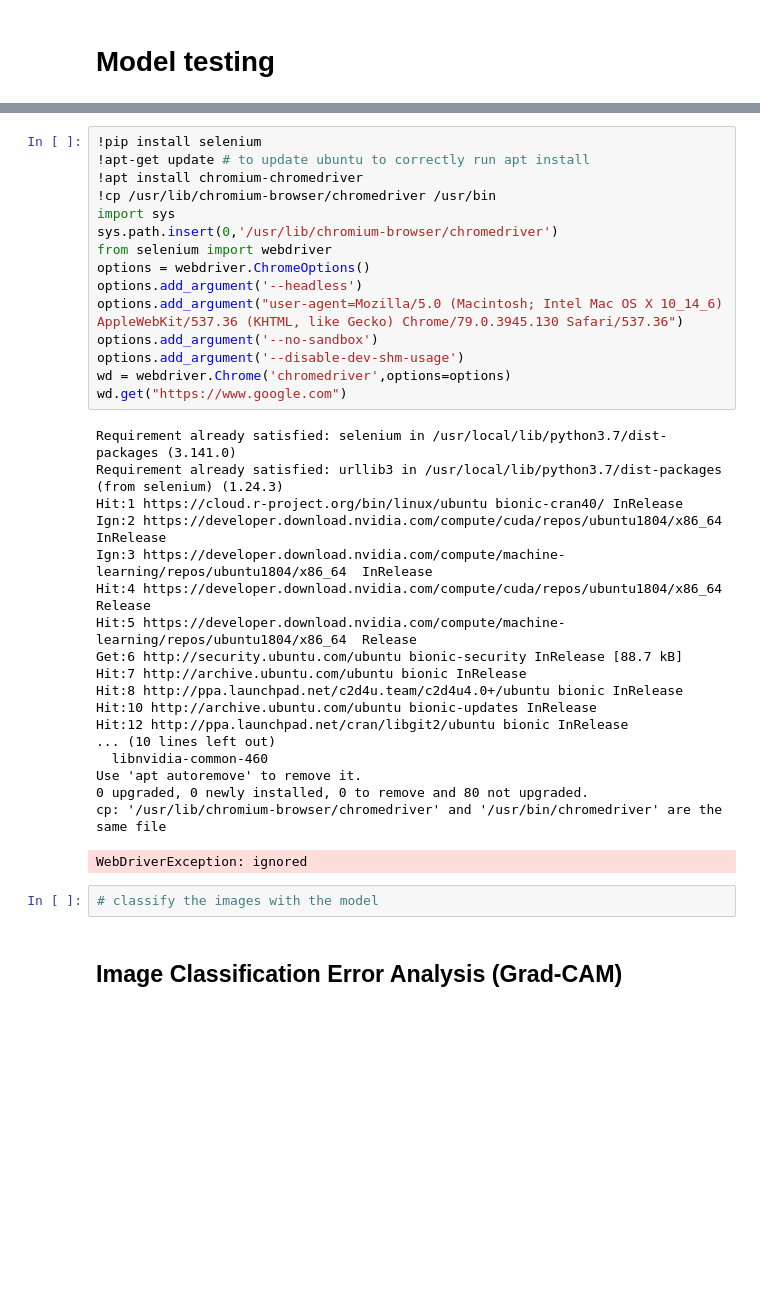
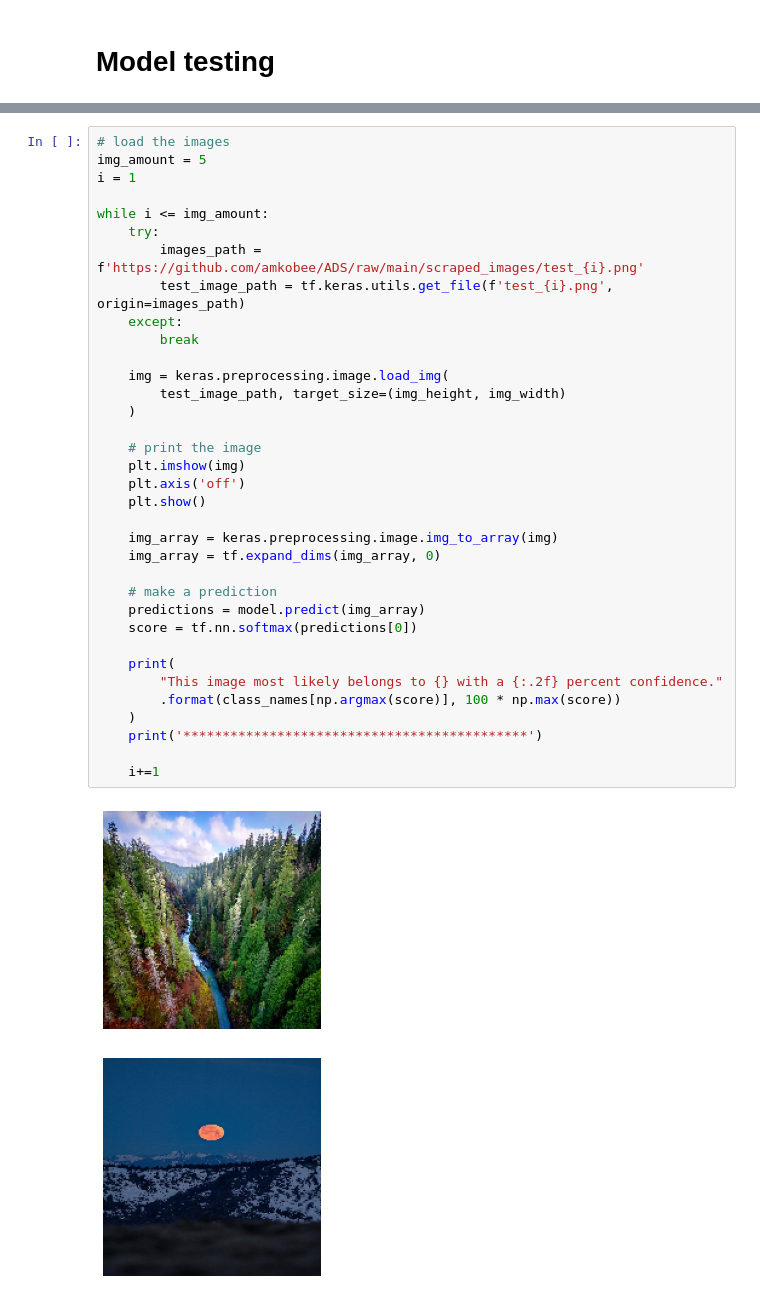
Before and after one commit to amkobee/ADS, a Jupyter notebook: ADS.ipynb, the cells around one changed output, grey strips where cells are left out. Cells and saved outputs as stored; diff of their text form; blank space fills up the shorter version.

```diff
--- a/ADS.ipynb
+++ b/ADS.ipynb
@@ -478,38 +445,38 @@ WebDriverException: ignored
-# %%
-!pip install selenium
-!apt-get update # to update ubuntu to correctly run apt install
-!apt install chromium-chromedriver
-!cp /usr/lib/chromium-browser/chromedriver /usr/bin
-import sys
-sys.path.insert(0,'/usr/lib/chromium-browser/chromedriver')
-from selenium import webdriver
-options = webdriver.ChromeOptions()
-options.add_argument('--headless')
-options.add_argument("user-agent=Mozilla/5.0 (Macintosh; Intel Mac OS X 10_14_6) AppleWebKit/537.36 (KHTML, like Gecko) Chrome/79.0.3945.130 Safari/537.36")
-options.add_argument('--no-sandbox')
-options.add_argument('--disable-dev-shm-usage')
-wd = webdriver.Chrome('chromedriver',options=options)
-wd.get("https://www.google.com")
-# %% [output]
-Requirement already satisfied: selenium in /usr/local/lib/python3.7/dist-packages (3.141.0)
-Requirement already satisfied: urllib3 in /usr/local/lib/python3.7/dist-packages (from selenium) (1.24.3)
-Hit:1 https://cloud.r-project.org/bin/linux/ubuntu bionic-cran40/ InRelease
-Ign:2 https://developer.download.nvidia.com/compute/cuda/repos/ubuntu1804/x86_64  InRelease
-Ign:3 https://developer.download.nvidia.com/compute/machine-learning/repos/ubuntu1804/x86_64  InRelease
-Hit:4 https://developer.download.nvidia.com/compute/cuda/repos/ubuntu1804/x86_64  Release
-Hit:5 https://developer.download.nvidia.com/compute/machine-learning/repos/ubuntu1804/x86_64  Release
-Get:6 http://security.ubuntu.com/ubuntu bionic-security InRelease [88.7 kB]
-Hit:7 http://archive.ubuntu.com/ubuntu bionic InRelease
-Hit:8 http://ppa.launchpad.net/c2d4u.team/c2d4u4.0+/ubuntu bionic InRelease
-Hit:10 http://archive.ubuntu.com/ubuntu bionic-updates InRelease
-Hit:12 http://ppa.launchpad.net/cran/libgit2/ubuntu bionic InRelease
-... (10 lines left out)
-  libnvidia-common-460
-Use 'apt autoremove' to remove it.
-0 upgraded, 0 newly installed, 0 to remove and 80 not upgraded.
-cp: '/usr/lib/chromium-browser/chromedriver' and '/usr/bin/chromedriver' are the same file
-WebDriverException: ignored
-# %%
-# classify the images with the model
-# %% [markdown]
-## Image Classification Error Analysis (Grad-CAM)
+# %%
+# load the images
+img_amount = 5
+i = 1
+
+while i <= img_amount:
+    try:
+        images_path = f'https://github.com/amkobee/ADS/raw/main/scraped_images/test_{i}.png'
+        test_image_path = tf.keras.utils.get_file(f'test_{i}.png', origin=images_path)
+    except:
+        break
+
+    img = keras.preprocessing.image.load_img(
+        test_image_path, target_size=(img_height, img_width)
+    )
+
+    # print the image
+    plt.imshow(img)
+    plt.axis('off')
+    plt.show()
+
+    img_array = keras.preprocessing.image.img_to_array(img)
+    img_array = tf.expand_dims(img_array, 0)
+
+    # make a prediction
+    predictions = model.predict(img_array)
+    score = tf.nn.softmax(predictions[0])
+
+    print(
+        "This image most likely belongs to {} with a {:.2f} percent confidence."
+        .format(class_names[np.argmax(score)], 100 * np.max(score))
+    )
+    print('********************************************')
+
+    i+=1
+# %% [output]
+[figure, added]
+[figure, added]
```
Also changed, not shown: parts of 6 cells of this notebook.
